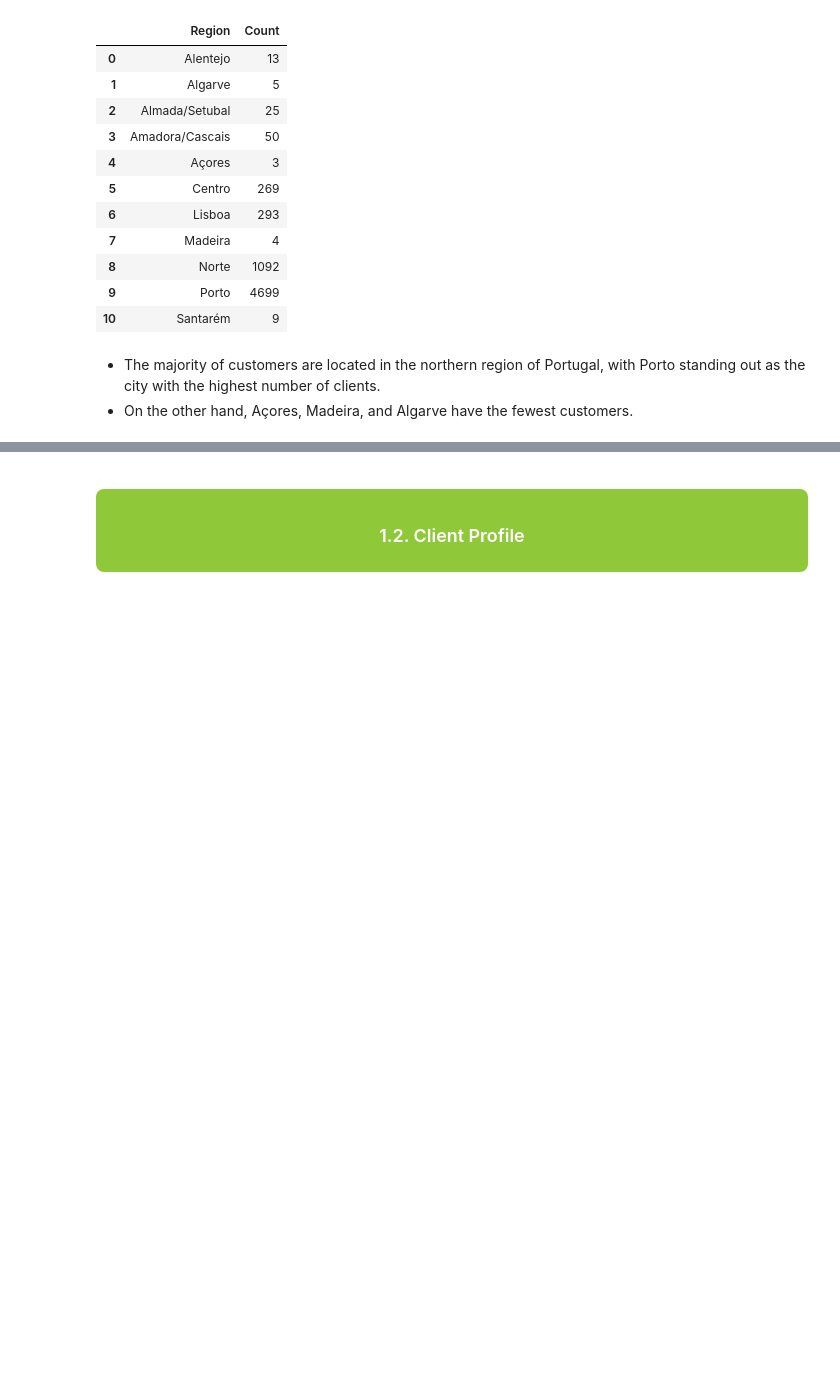
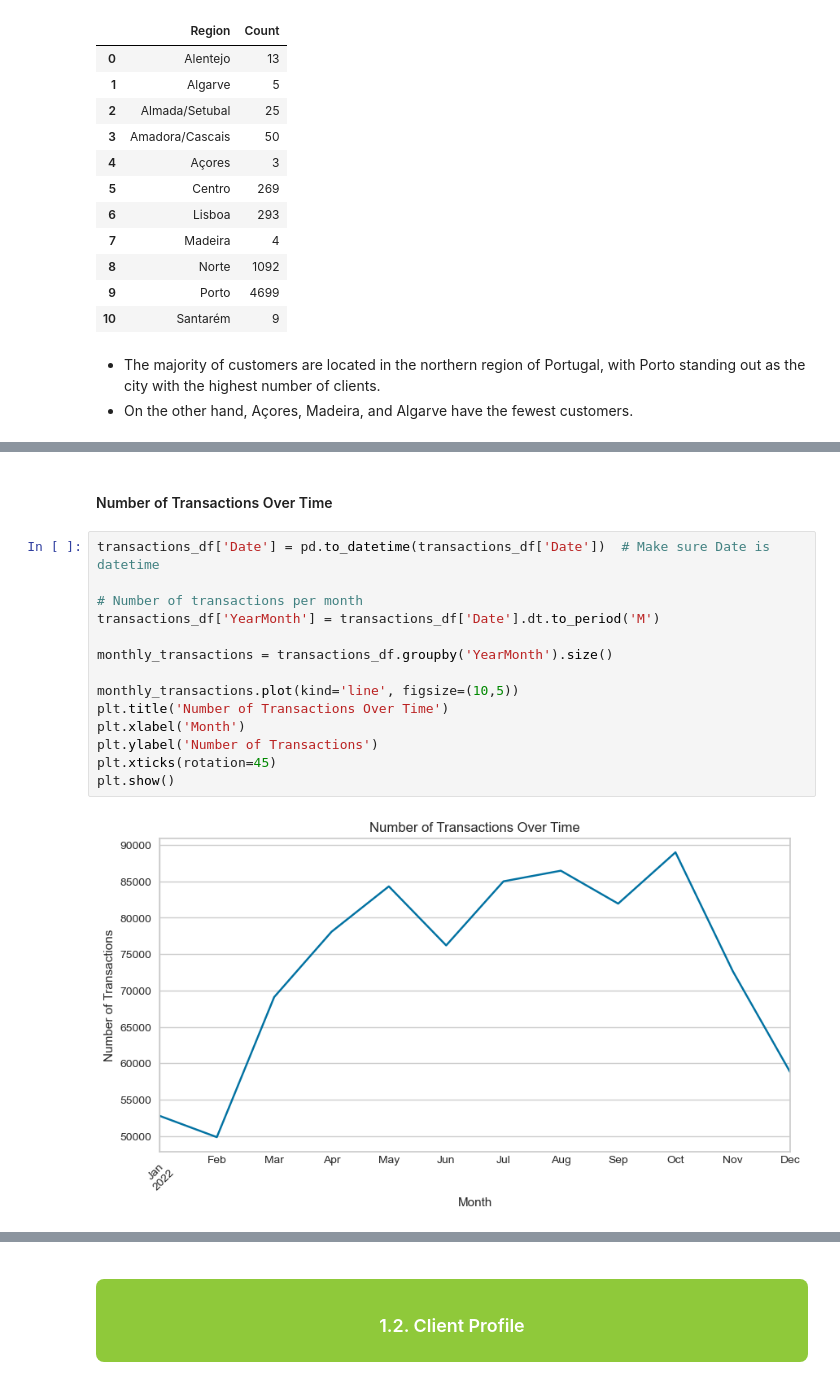
Before and after one commit to mariacpereira/teste-maria, a Jupyter notebook: Case_3.ipynb, the cells around one changed output, grey strips where cells are left out. Drawn from its saved outputs; the diff is of its cells as text; blank space fills up the shorter version.

```diff
--- a/Case_3.ipynb
+++ b/Case_3.ipynb
@@ -544,0 +622,18 @@ region_count
+# %% [markdown]
+#### Number of Transactions Over Time
+# %%
+transactions_df['Date'] = pd.to_datetime(transactions_df['Date'])  # Make sure Date is datetime
+
+# Number of transactions per month
+transactions_df['YearMonth'] = transactions_df['Date'].dt.to_period('M')
+
+monthly_transactions = transactions_df.groupby('YearMonth').size()
+
+monthly_transactions.plot(kind='line', figsize=(10,5))
+plt.title('Number of Transactions Over Time')
+plt.xlabel('Month')
+plt.ylabel('Number of Transactions')
+plt.xticks(rotation=45)
+plt.show()
+# %% [output]
+[figure, added]
```
Also changed, not shown: parts of 20 cells of this notebook.
